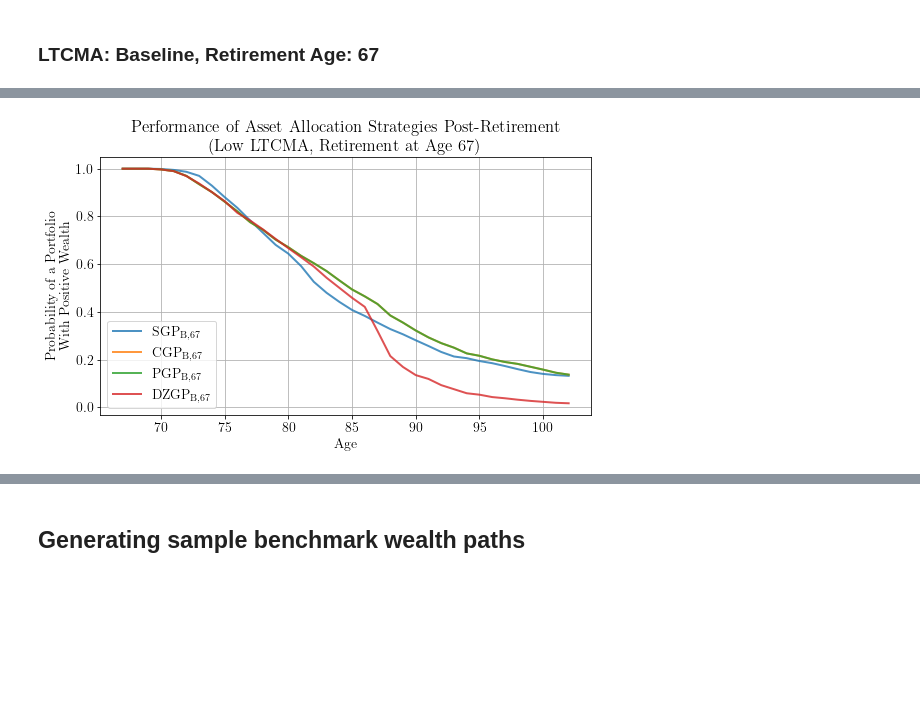
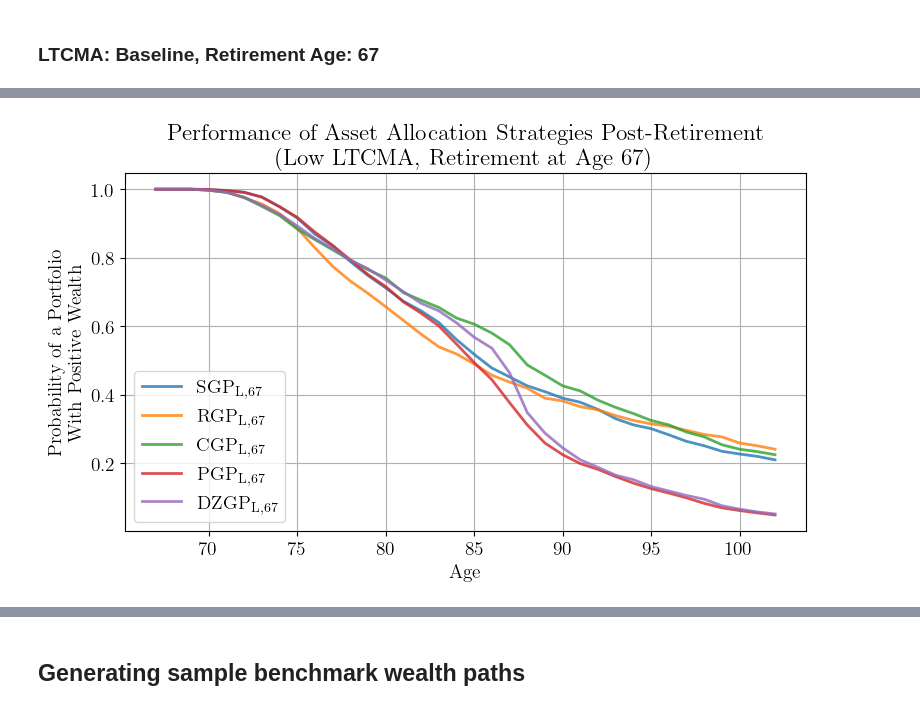
Before and after one commit to cj20895/thesis_public, a Jupyter notebook: thesis_simulation.ipynb, the cells around one changed output, grey strips where cells are left out. Drawn from its saved outputs; the diff is of its cells as text; code cells hidden in the pictures; blank space fills up the shorter version.

```diff
--- a/thesis_simulation.ipynb
+++ b/thesis_simulation.ipynb
@@ -25,6 +25,7 @@ average_salary = 63795.13 # average salary in 2022 from https://www.ssa.gov/oact
 average_salary_growth = 1.022
 average_salary_growth_std = 0.005
 retirement_age = 67
+beginning_age = 27
 # %% [markdown]
 ## All of these functions are allocation strategies
 # %%
@@ -420,7 +400,7 @@ plt.show()
 # %% [markdown]
 ## RGP
 # %%
-xs = np.linspace(27,102,100)
+xs = np.linspace(beginning_age,102,100)
 retirement_age = 67
 dictionary = {'retirement_age': retirement_age}
 ys_sgp = np.array([np.sum(100*Allocation.sgp(x,dictionary)[:2]) for x in xs])
@@ -891,16 +981,16 @@ Done!
 # %%
-port_sgp_low = Port('SGP_{B,67}',27,67, Allocation.sgp, saving_pct_strat, mtx_returns_low)
+port_sgp_low = Port('SGP_{L,67}',27,67, Allocation.sgp, saving_pct_strat, mtx_returns_low)
 port_sgp_low.simulate()
-port_cgp_low = Port('CGP_{B,67}',27,67, Allocation.cgp, saving_pct_strat, mtx_returns_low)
+port_cgp_low = Port('CGP_{L,67}',27,67, Allocation.cgp, saving_pct_strat, mtx_returns_low)
 port_cgp_low.simulate()
-port_rgp_low = Port('RGP_{B,67}', 27,67, Allocation.rgp, saving_pct_strat, mtx_returns_low)
+port_rgp_low = Port('RGP_{L,67}', 27,67, Allocation.rgp, saving_pct_strat, mtx_returns_low)
 port_rgp_low.simulate()
-# port_fmb_low = Port('FMB_{B,67}', 27,67,Allocation.fmb, saving_pct_strat, mtx_returns_low)
+# port_fmb_low = Port('FMB_{L,67}', 27,67,Allocation.fmb, saving_pct_strat, mtx_returns_low)
 # port_fmb_low.simulate()
-# port_fme_low = Port('FME_{B,67}', 27,67,Allocation.fme, saving_pct_strat, mtx_returns_low)
+# port_fme_low = Port('FME_{L,67}', 27,67,Allocation.fme, saving_pct_strat, mtx_returns_low)
 # port_fme_low.simulate()
-port_pgp_low = Port('PGP_{B,67}', 27,67,Allocation.pgp, saving_pct_strat, mtx_returns_low)
+port_pgp_low = Port('PGP_{L,67}', 27,67,Allocation.pgp, saving_pct_strat, mtx_returns_low)
 port_pgp_low.simulate()
-port_dzgp_low = Port('DZGP_{B,67}', 27,67,Allocation.dzgp, saving_pct_strat, mtx_returns_low)
+port_dzgp_low = Port('DZGP_{L,67}', 27,67,Allocation.dzgp, saving_pct_strat, mtx_returns_low)
 port_dzgp_low.simulate()
 # %% [output]
@@ -1005,8 +1555,8 @@ Plotting.prob_success(list_ports_baseline_67,list_names_baseline_67,67, 102,figs
 # %%
-list_ports_low_67 = [port_sgp_low,port_cgp_low,port_pgp_low,port_dzgp_low] # port_cgp fix this
+list_ports_low_67 = [port_sgp_low, port_rgp_low, port_cgp_low, port_pgp_low, port_dzgp_low]
 list_names_low_67 = ['$\\mathrm{' + port.descr + '}$' for port in list_ports_low_67]
 Plotting.prob_success(list_ports_low_67,list_names_low_67,67, 102,figsize=(8,5),
                       title_extra='(Low LTCMA, Retirement at Age 67)',file_name='low_67_prob_success')
 # %% [output]
-[figure, old version]
+[figure, new version]
 # %%
```
Also changed, not shown: parts of 39 cells of this notebook, 5 other files.
